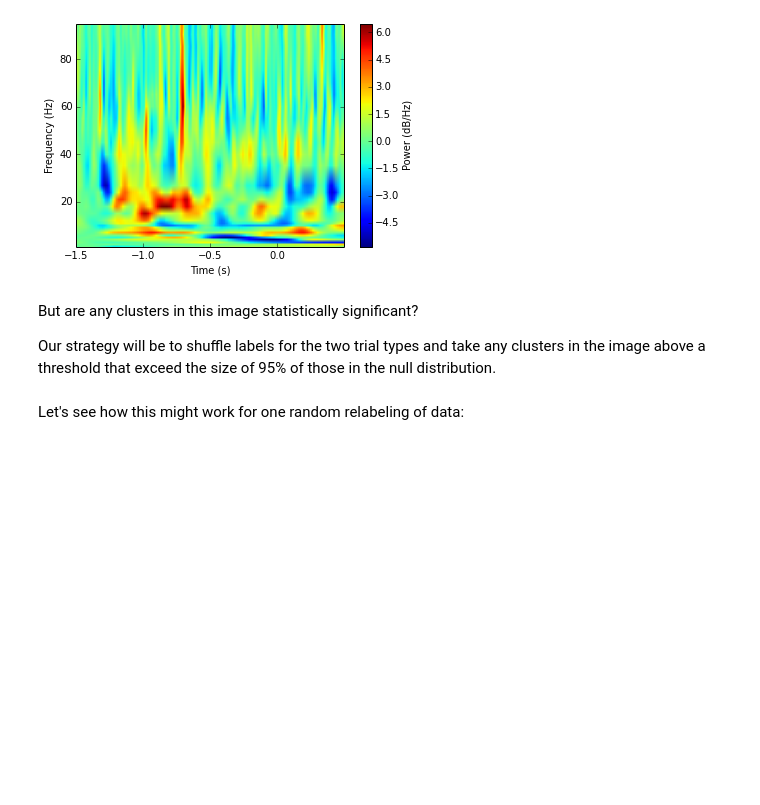
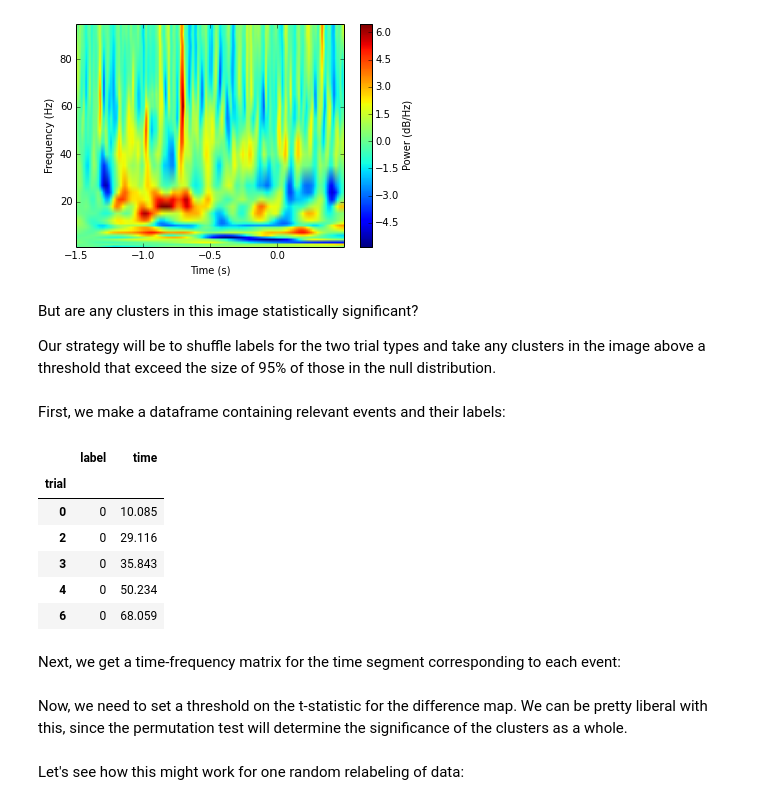
Before and after one commit to jmxpearson/physutils, a Jupyter notebook: examples/time_frequency_analysis.ipynb, the cells around one changed output. Saved outputs shown, nothing was run; the diff lists cells and outputs as text; code cells hidden in the pictures; blank space fills up the shorter version.

```diff
--- a/examples/time_frequency_scratch.ipynb
+++ b/examples/time_frequency_analysis.ipynb
@@ -44,0 +29,3 @@ evt.head()
+# %%
+evt = pd.DataFrame.from_csv('sample_events.csv')
+evt.head()
@@ -45,2 +42,3 @@ evt.head()
 # %%
 stops = evt['stop inflating'].dropna()
+pops = evt['popped'].dropna()
@@ -85,9 +81,21 @@ contr_tf, fig = lfp.contrast_time_frequency(17, [times0, times1], Tpre, Tpost, m
 But are any clusters in this image statistically significant?
 
 Our strategy will be to shuffle labels for the two trial types and take any clusters in the image above a threshold that exceed the size of 95% of those in the null distribution.
+# %% [markdown]
+First, we make a dataframe containing relevant events and their labels:
 # %%
-# Make a dataframe containing trial times and labels
-t0 = pd.DataFrame({'time':times0, 'label':0})
-t1 = pd.DataFrame({'time':times1, 'label':1})
+t0 = pd.DataFrame({'time':stops, 'label':0})
+t1 = pd.DataFrame({'time':pops, 'label':1})
 alltimes = pd.concat([t0, t1])
+alltimes.head()
+# %% [output]
+|  | label | time |
+| trial |  |  |
+| 0 | 0 | 10.085 |
+| 2 | 0 | 29.116 |
+| 3 | 0 | 35.843 |
+| 4 | 0 | 50.234 |
+| 6 | 0 | 68.059 |
+# %% [markdown]
+Next, we get a time-frequency matrix for the time segment corresponding to each event:
 # %%
@@ -101,0 +106,2 @@ thresh = 1.0
+# %% [markdown]
+Now, we need to set a threshold on the t-statistic for the difference map. We can be pretty liberal with this, since the permutation test will determine the significance of the clusters as a whole.
```
Also changed, not shown: parts of 34 cells of this notebook.
